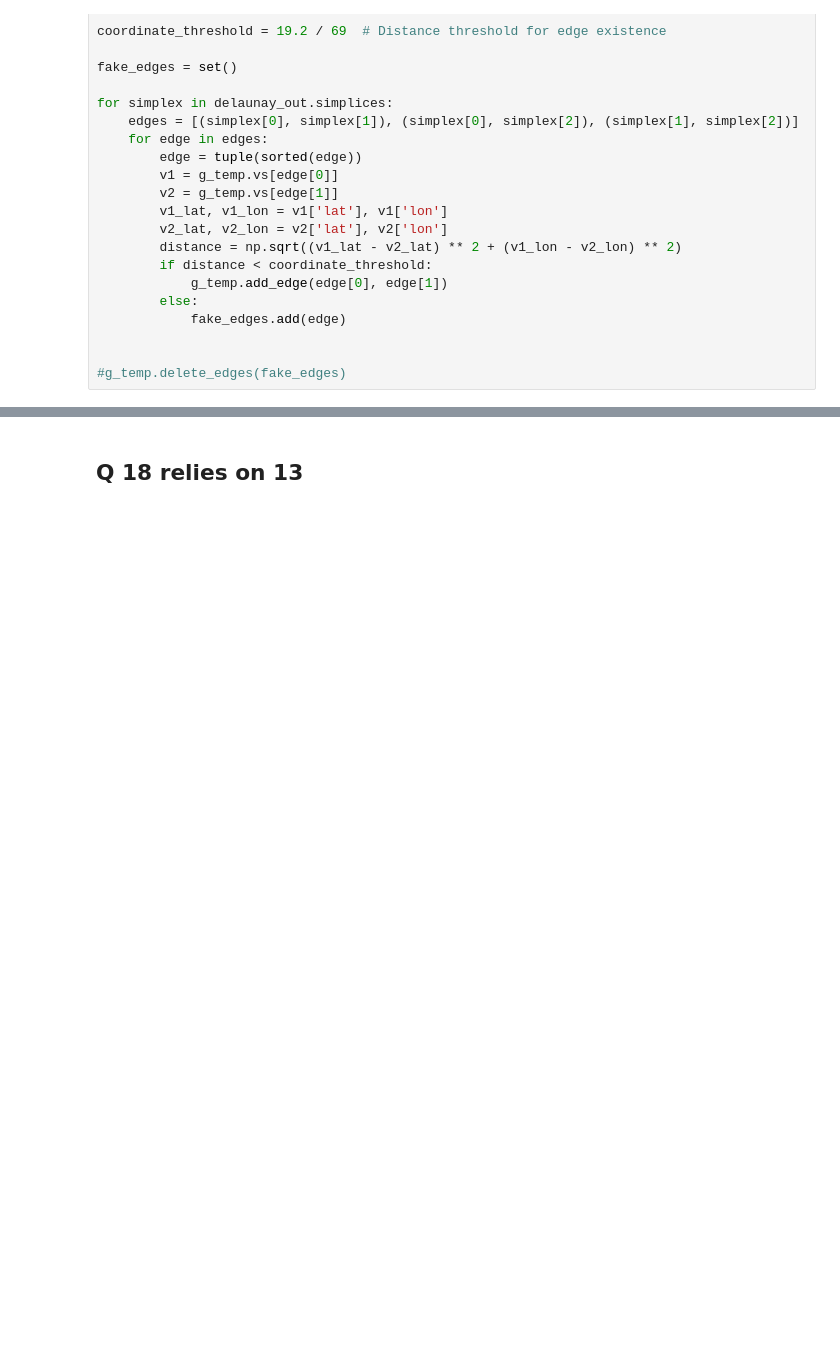
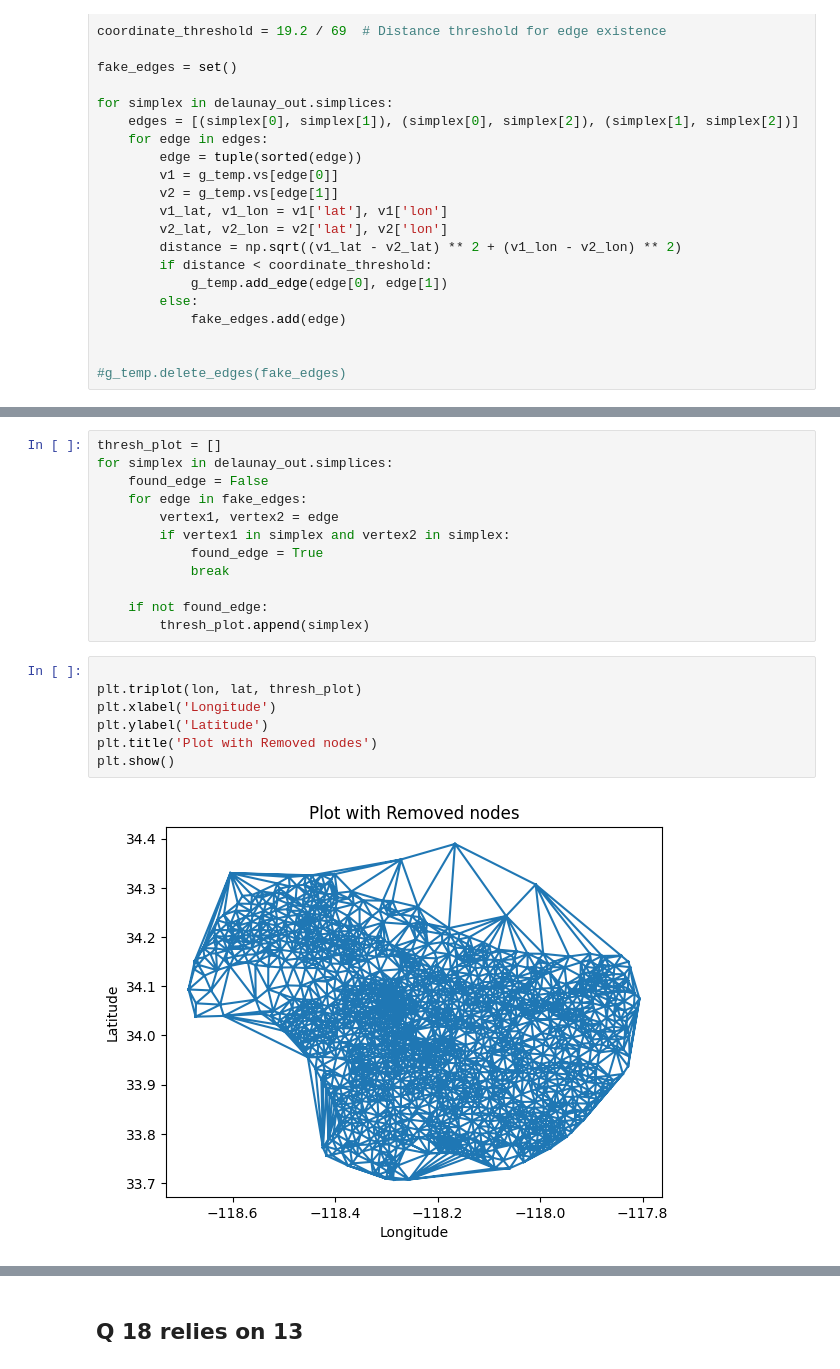
Before and after one commit to hershey890/ece232e, a Jupyter notebook: proj4_part2_santa_chris (1).ipynb, the cells around one changed output, grey strips where cells are left out. Drawn from its saved outputs; the diff is of its cells as text; blank space fills up the shorter version.

```diff
--- a/proj4_part2_santa_chris (1).ipynb
+++ b/proj4_part2_santa_chris (1).ipynb
@@ -861,0 +864,21 @@ ValueError: ignored
+# %%
+thresh_plot = []
+for simplex in delaunay_out.simplices:
+    found_edge = False
+    for edge in fake_edges:
+        vertex1, vertex2 = edge
+        if vertex1 in simplex and vertex2 in simplex:
+            found_edge = True
+            break
+
+    if not found_edge:
+        thresh_plot.append(simplex)
+# %%
+
+plt.triplot(lon, lat, thresh_plot)
+plt.xlabel('Longitude')
+plt.ylabel('Latitude')
+plt.title('Plot with Removed nodes')
+plt.show()
+# %% [output]
+[figure, added]
```
Also changed, not shown: parts of 19 cells of this notebook.
